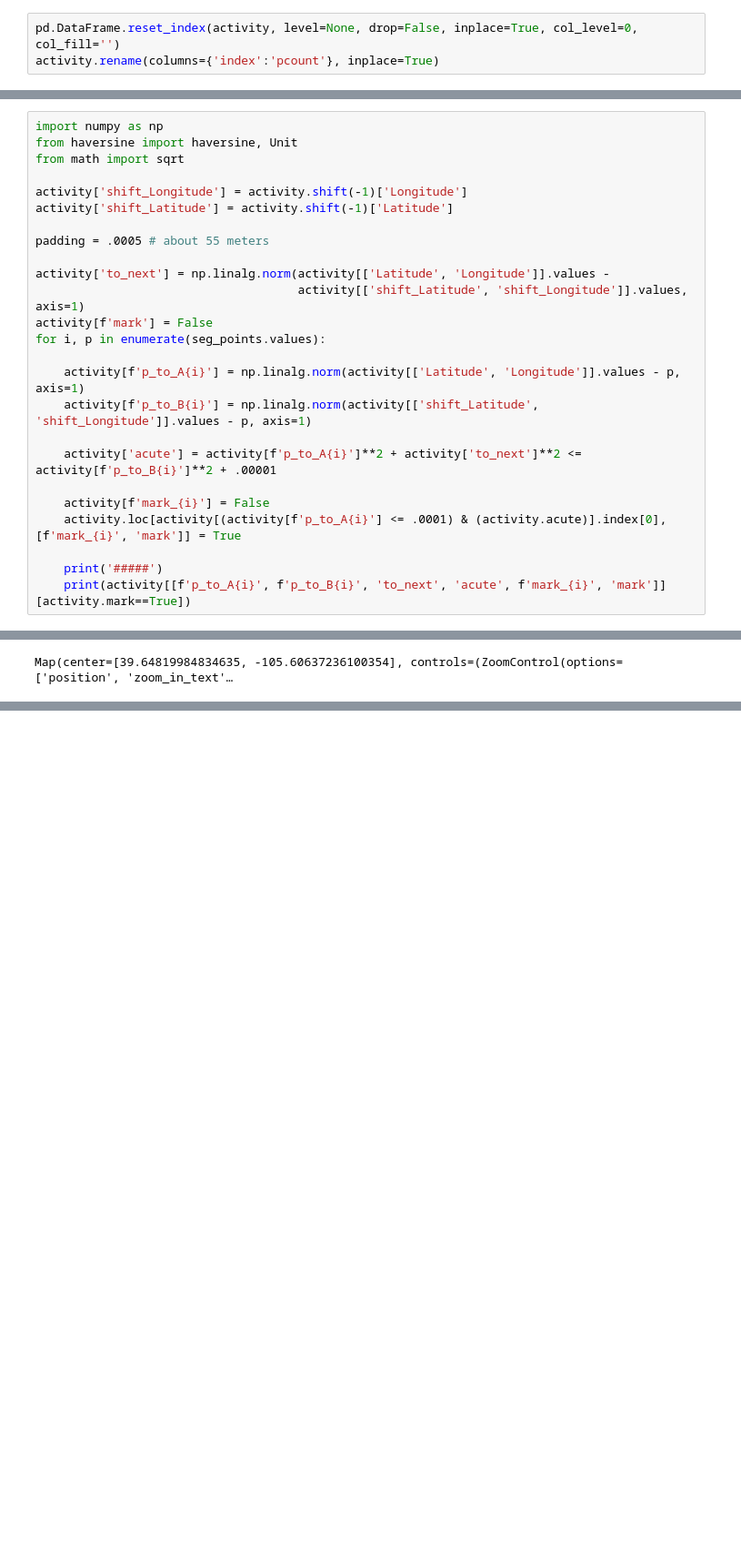
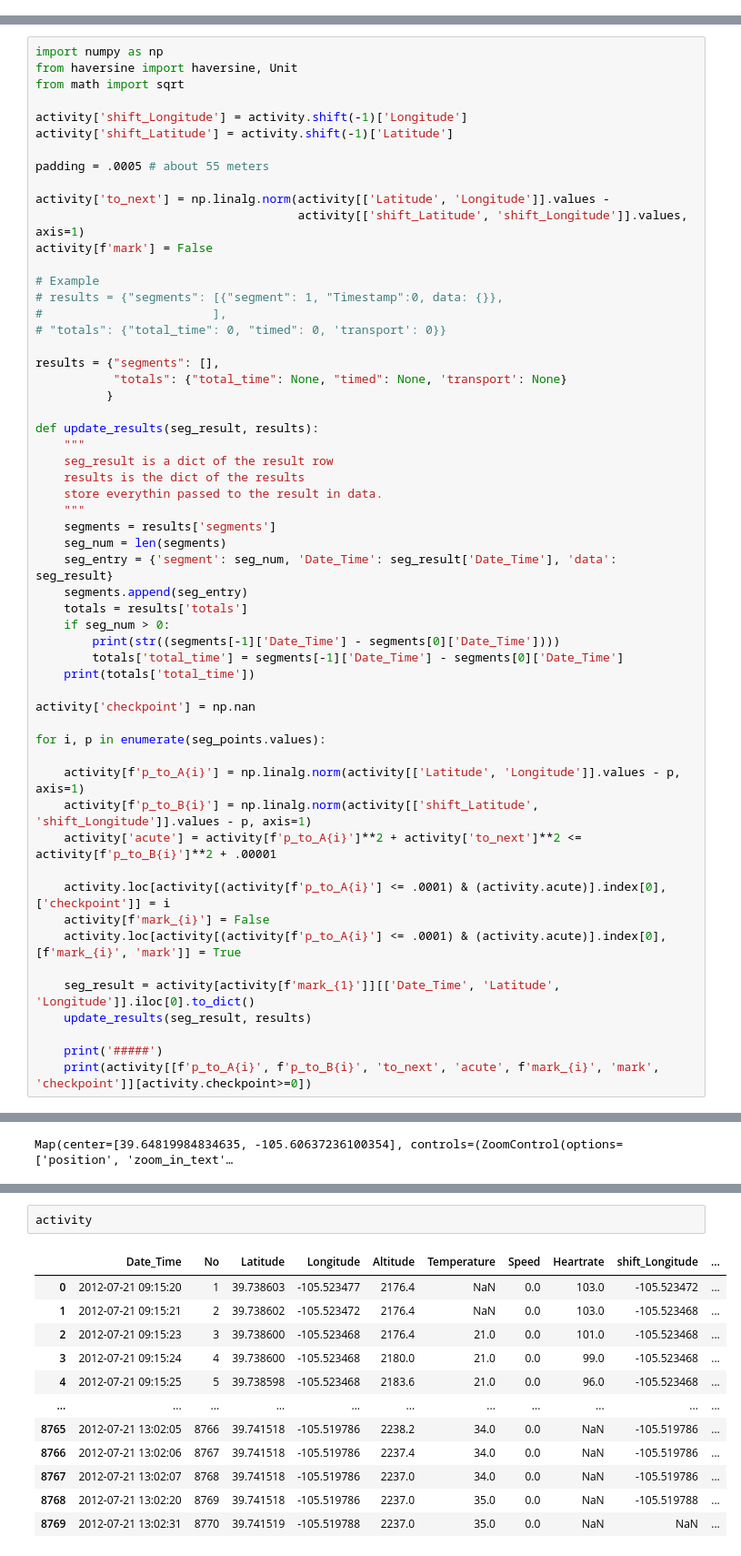
Before and after one commit to jsmurray1/gpsfun, a Jupyter notebook: notebooks/segment_research_MT Evans.ipynb, the cells around one changed output, grey strips where cells are left out. Shown at 91% size. Cells and saved outputs as stored; diff of their text form; blank space fills up the shorter version.

```diff
--- a/notebooks/segment_research_MT Evans.ipynb
+++ b/notebooks/segment_research_MT Evans.ipynb
@@ -69,4 +55 @@ seg_points.plot.scatter(x='Latitude', y='Longitude', color='DarkGreen', label='S
 [figure]
-# %%
-pd.DataFrame.reset_index(activity, level=None, drop=False, inplace=True, col_level=0, col_fill='')
-activity.rename(columns={'index':'pcount'}, inplace=True)
@@ -88,16 +69,47 @@ padding = .0005 # about 55 meters
 activity['to_next'] = np.linalg.norm(activity[['Latitude', 'Longitude']].values -
                                      activity[['shift_Latitude', 'shift_Longitude']].values, axis=1)
 activity[f'mark'] = False
+
+# Example
+# results = {"segments": [{"segment": 1, "Timestamp":0, data: {}},
+#                        ],
+# "totals": {"total_time": 0, "timed": 0, 'transport': 0}}
+
+results = {"segments": [],
+           "totals": {"total_time": None, "timed": None, 'transport': None}
+          }
+
+def update_results(seg_result, results):
+    """
+    seg_result is a dict of the result row
+    results is the dict of the results
+    store everythin passed to the result in data.
+    """
+    segments = results['segments']
+    seg_num = len(segments)
+    seg_entry = {'segment': seg_num, 'Date_Time': seg_result['Date_Time'], 'data':  seg_result}
+    segments.append(seg_entry)
+    totals = results['totals']
+    if seg_num > 0:
+        print(str((segments[-1]['Date_Time'] - segments[0]['Date_Time'])))
+        totals['total_time'] = segments[-1]['Date_Time'] - segments[0]['Date_Time']
+    print(totals['total_time'])
+
+activity['checkpoint'] = np.nan
+
 for i, p in enumerate(seg_points.values):
 
     activity[f'p_to_A{i}'] = np.linalg.norm(activity[['Latitude', 'Longitude']].values - p, axis=1)
     activity[f'p_to_B{i}'] = np.linalg.norm(activity[['shift_Latitude', 'shift_Longitude']].values - p, axis=1)
-
     activity['acute'] = activity[f'p_to_A{i}']**2 + activity['to_next']**2 <= activity[f'p_to_B{i}']**2 + .00001
 
+    activity.loc[activity[(activity[f'p_to_A{i}'] <= .0001) & (activity.acute)].index[0], ['checkpoint']] = i
     activity[f'mark_{i}'] = False
     activity.loc[activity[(activity[f'p_to_A{i}'] <= .0001) & (activity.acute)].index[0], [f'mark_{i}', 'mark']] = True
 
+    seg_result = activity[activity[f'mark_{1}']][['Date_Time', 'Latitude', 'Longitude']].iloc[0].to_dict()
+    update_results(seg_result, results)
+
     print('#####')
-    print(activity[[f'p_to_A{i}', f'p_to_B{i}', 'to_next', 'acute', f'mark_{i}', 'mark']][activity.mark==True])
+    print(activity[[f'p_to_A{i}', f'p_to_B{i}', 'to_next', 'acute', f'mark_{i}', 'mark', 'checkpoint']][activity.checkpoint>=0])
 # %% [output]
@@ -158,0 +189,15 @@ Map(center=[39.64819984834635, -105.60637236100354], controls=(ZoomControl(optio
+# %%
+activity
+# %% [output]
+|  | Date_Time | No | Latitude | Longitude | Altitude | Temperature | Speed | Heartrate | shift_Longitude | ... |
+| 0 | 2012-07-21 09:15:20 | 1 | 39.738603 | -105.523477 | 2176.4 | NaN | 0.0 | 103.0 | -105.523472 | ... |
+| 1 | 2012-07-21 09:15:21 | 2 | 39.738602 | -105.523472 | 2176.4 | NaN | 0.0 | 103.0 | -105.523468 | ... |
+| 2 | 2012-07-21 09:15:23 | 3 | 39.738600 | -105.523468 | 2176.4 | 21.0 | 0.0 | 101.0 | -105.523468 | ... |
+| 3 | 2012-07-21 09:15:24 | 4 | 39.738600 | -105.523468 | 2180.0 | 21.0 | 0.0 | 99.0 | -105.523468 | ... |
+| 4 | 2012-07-21 09:15:25 | 5 | 39.738598 | -105.523468 | 2183.6 | 21.0 | 0.0 | 96.0 | -105.523468 | ... |
+| ... | ... | ... | ... | ... | ... | ... | ... | ... | ... | ... |
+| 8765 | 2012-07-21 13:02:05 | 8766 | 39.741518 | -105.519786 | 2238.2 | 34.0 | 0.0 | NaN | -105.519786 | ... |
+| 8766 | 2012-07-21 13:02:06 | 8767 | 39.741518 | -105.519786 | 2237.4 | 34.0 | 0.0 | NaN | -105.519786 | ... |
+| 8767 | 2012-07-21 13:02:07 | 8768 | 39.741518 | -105.519786 | 2237.0 | 34.0 | 0.0 | NaN | -105.519786 | ... |
+| 8768 | 2012-07-21 13:02:20 | 8769 | 39.741518 | -105.519786 | 2237.0 | 35.0 | 0.0 | NaN | -105.519788 | ... |
+| 8769 | 2012-07-21 13:02:31 | 8770 | 39.741519 | -105.519788 | 2237.0 | 35.0 | 0.0 | NaN | NaN | ... |
```
Also changed, not shown: parts of 12 cells of this notebook, 4 other files.
